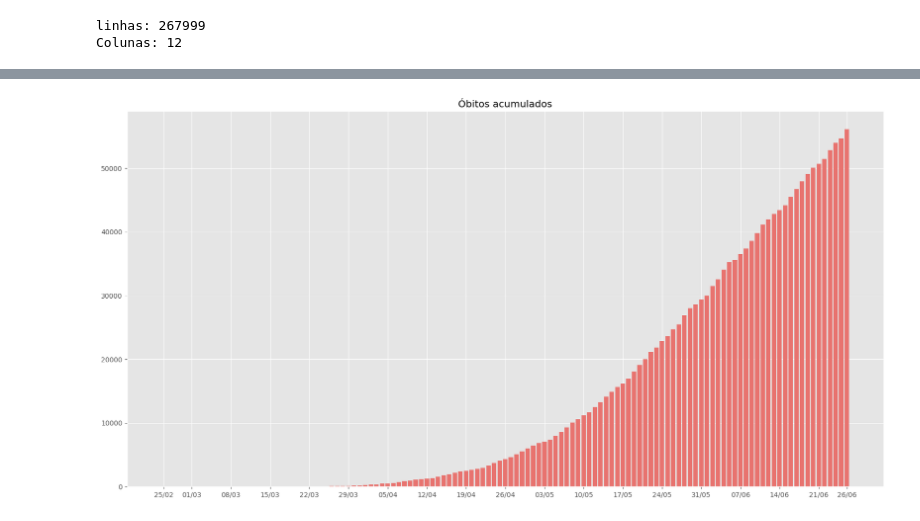
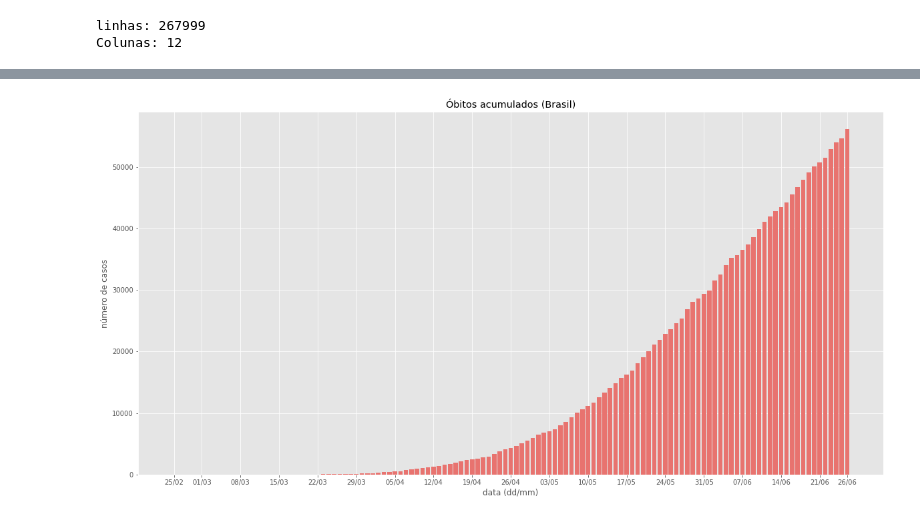
Before and after one commit to OHomemParede/An-lise-de-dados-sobre-COVID-19-Brasil-, a Jupyter notebook: Análise de dados sobre COVID-19 (Brasil).ipynb, the cells around one changed output, grey strips where cells are left out. Drawn from its saved outputs; the diff is of its cells as text; code cells hidden in the pictures.

```diff
--- a/Análise de dados sobre COVID-19 (Brasil).ipynb
+++ b/Análise de dados sobre COVID-19 (Brasil).ipynb
@@ -136,15 +136,19 @@ plt.show()
 # %%
 # Criando um gráfico
 plt.style.use("ggplot")
 plt.figure(figsize = (20, 10))
 plt.bar(x, y2, color='#e8736f', label='óbitos')
 plt.xticks('''25/02 01/03 08/03 15/03 22/03 29/03 05/04
               12/04 19/04 26/04 03/05 10/05 17/05 24/05
               31/05 07/06 14/06 21/06 26/06'''.split())
 
 # Atribuindo um título ao gráfico
-plt.title('Óbitos acumulados')
+plt.title('Óbitos acumulados (Brasil)')
+
+# Descrição do grafico
+plt.ylabel('número de casos')
+plt.xlabel('data (dd/mm)')
 
 plt.show()
 # %% [output]
-[figure, old version]
+[figure, new version]
```
Also changed, not shown: parts of 5 cells of this notebook.
